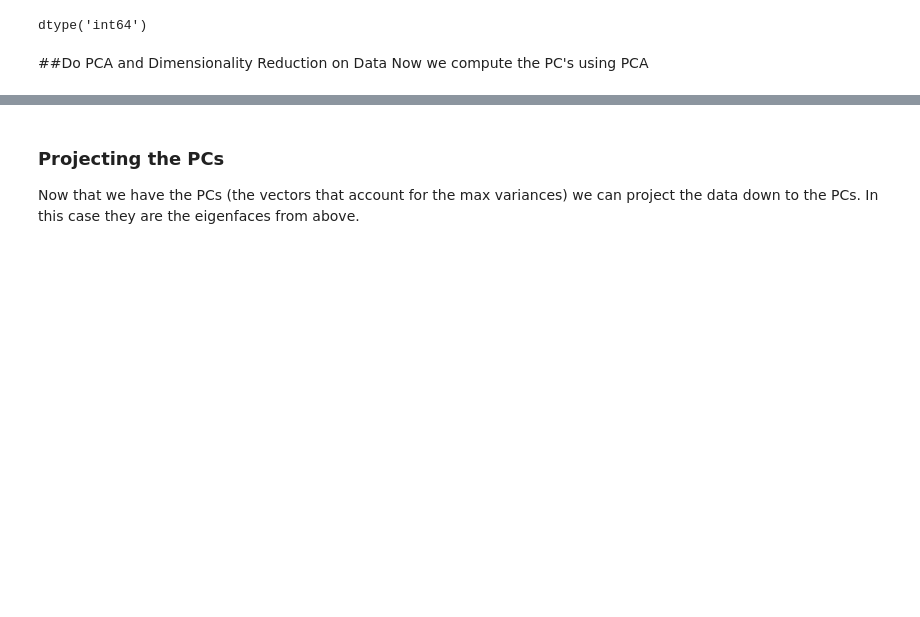
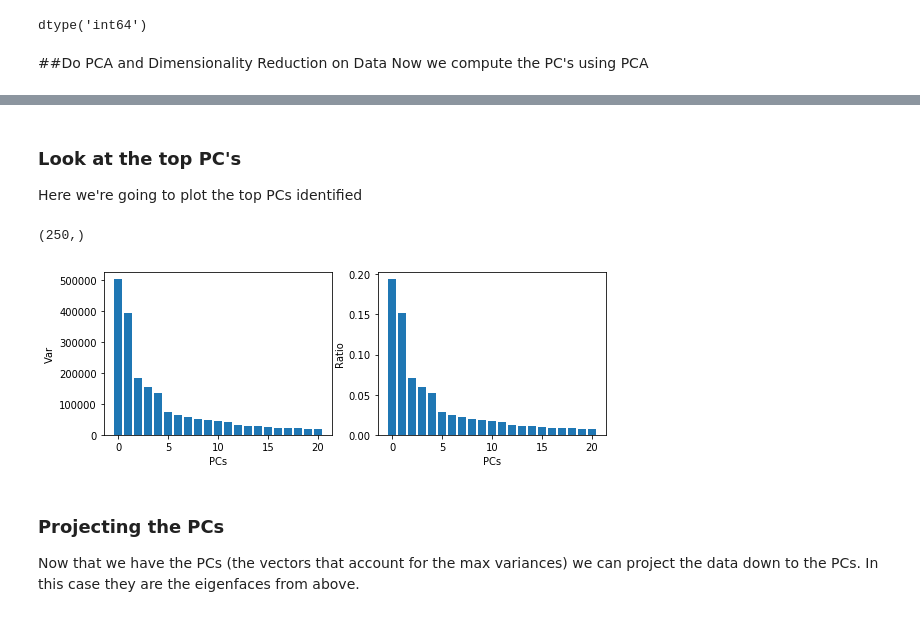
Before and after one commit to ngebodh/MachineLearning, a Jupyter notebook: SVM/EigenFaces_PCA.ipynb, the cells around one changed output, grey strips where cells are left out. Cells and saved outputs as stored; diff of their text form; code cells hidden in the pictures; blank space fills up the shorter version.

```diff
--- a/SVM/EigenFaces_PCA.ipynb
+++ b/SVM/EigenFaces_PCA.ipynb
@@ -157,4 +140,24 @@ Done in 0.414s
 [figure]
+# %% [markdown]
+### Look at the top PC's
+Here we're going to plot the top PCs identified
+# %%
+top_pcs=21
+plt.figure( figsize=(9, 3))
+plt.subplot(121)
+plt.bar(np.arange(top_pcs),pca.explained_variance_[0:top_pcs])
+plt.xlabel('PCs')
+plt.ylabel('Var')
+
+plt.subplot(122)
+plt.bar(np.arange(top_pcs),pca.explained_variance_ratio_[0:top_pcs])
+plt.xlabel('PCs')
+plt.ylabel('Ratio')
+
+np.shape(pca.explained_variance_)
+# %% [output]
+(250,)
+[figure, added]
 # %% [markdown]
 ### Projecting the PCs
 Now that we have the PCs (the vectors that account for the max variances) we can project the data down to the PCs. In this case they are the eigenfaces from above.
```
Also changed, not shown: parts of 7 cells of this notebook.
